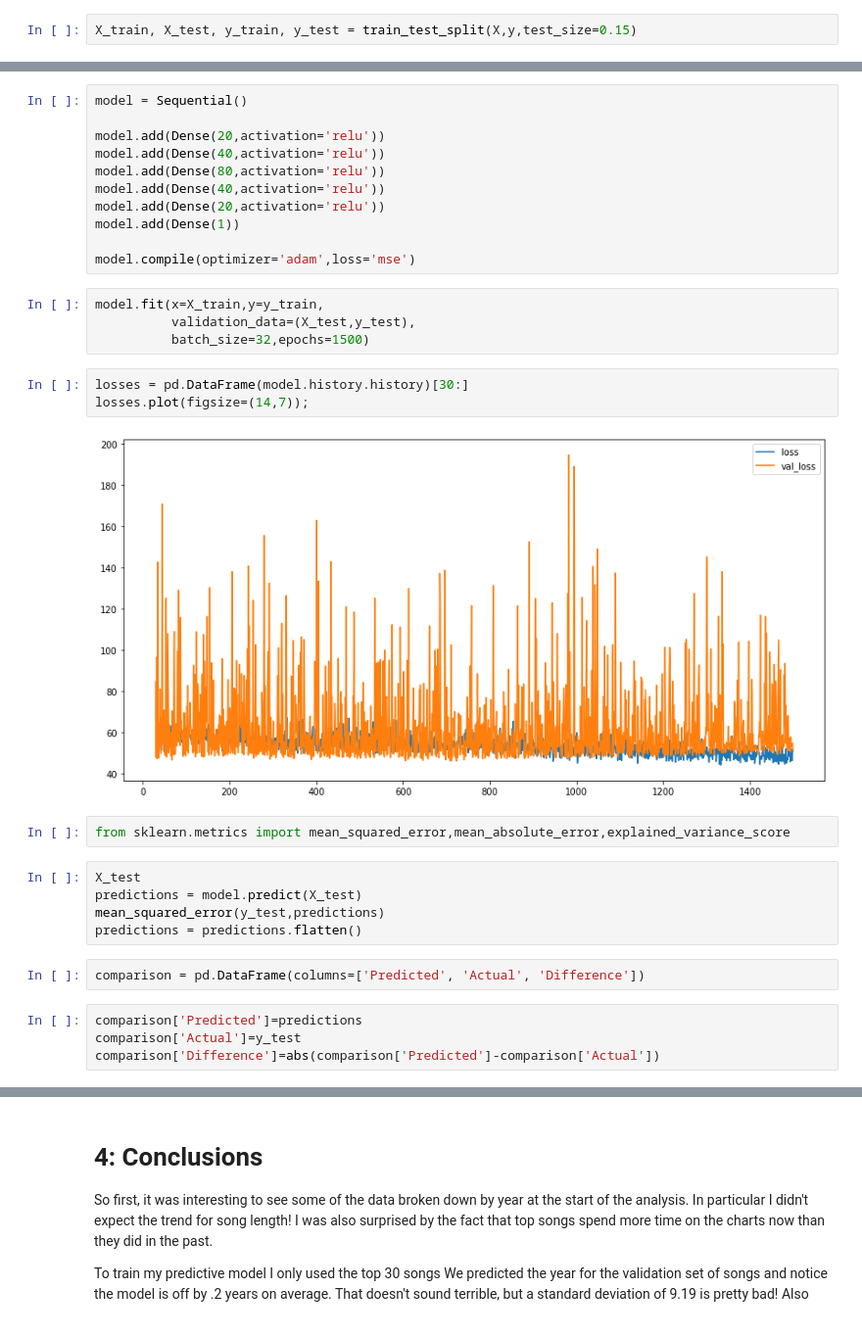
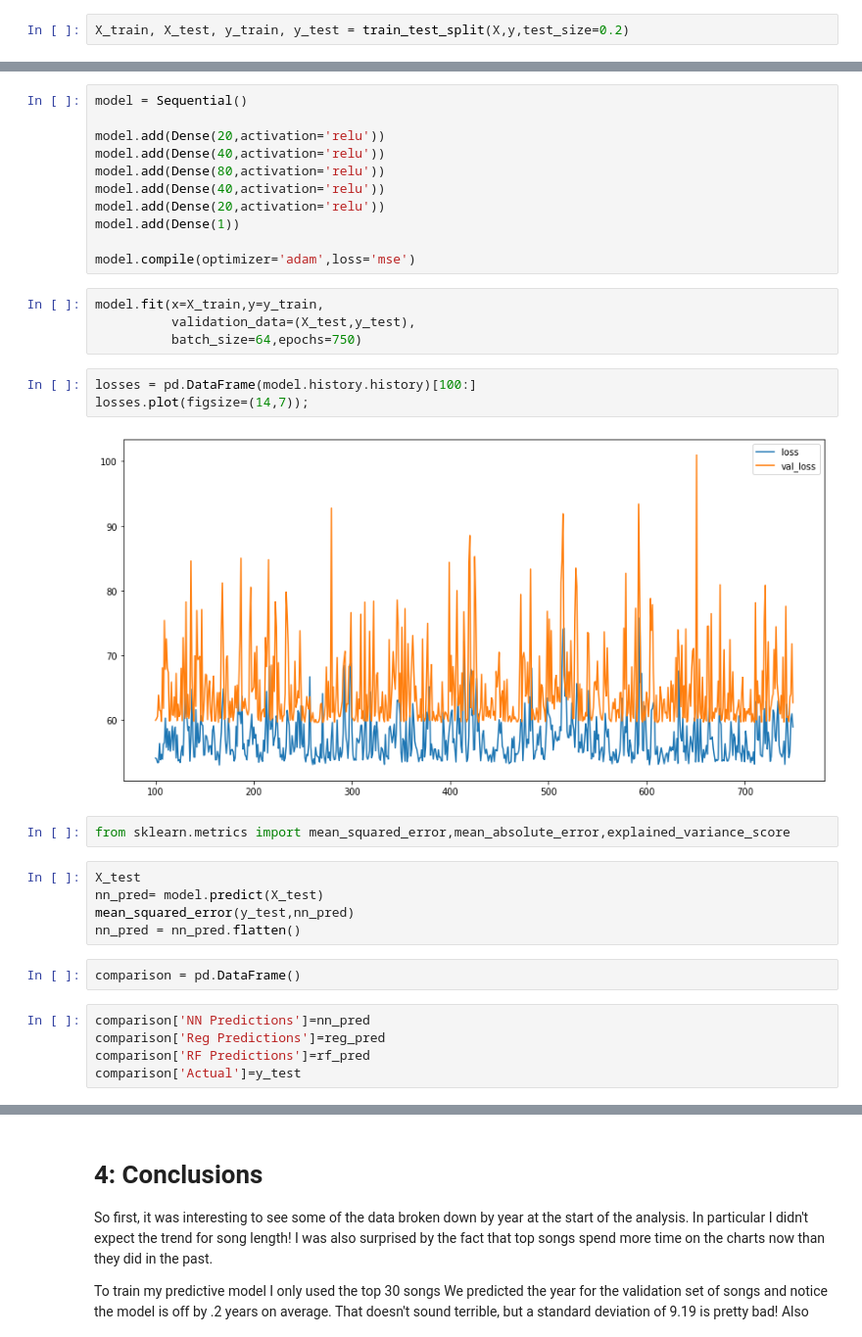
Before and after one commit to RobNewt/Data-Analysis, a Jupyter notebook: Billboard_Top_100_(In_Progress).ipynb, the cells around one changed output, grey strips where cells are left out. Shown: that part at 98% size. Drawn from its saved outputs; the diff is of its cells as text.

```diff
--- a/Billboard_Top_100_(In_Progress).ipynb
+++ b/Billboard_Top_100_(In_Progress).ipynb
@@ -495,7 +471,7 @@ array([[0.00000e+00, 2.15733e+05, 8.80000e+01, ..., 4.00000e+00,
 # %%
 from sklearn.model_selection import train_test_split
 # %%
-X_train, X_test, y_train, y_test = train_test_split(X,y,test_size=0.15)
+X_train, X_test, y_train, y_test = train_test_split(X,y,test_size=0.2)
 # %%
 from sklearn.preprocessing import MinMaxScaler
 # %%
@@ -522,23 +526,24 @@ model.compile(optimizer='adam',loss='mse')
 # %%
 model.fit(x=X_train,y=y_train,
           validation_data=(X_test,y_test),
-          batch_size=32,epochs=1500)
+          batch_size=64,epochs=750)
 # %%
-losses = pd.DataFrame(model.history.history)[30:]
+losses = pd.DataFrame(model.history.history)[100:]
 losses.plot(figsize=(14,7));
 # %% [output]
-[figure, old version]
+[figure, new version]
 # %%
 from sklearn.metrics import mean_squared_error,mean_absolute_error,explained_variance_score
 # %%
 X_test
-predictions = model.predict(X_test)
-mean_squared_error(y_test,predictions)
-predictions = predictions.flatten()
+nn_pred= model.predict(X_test)
+mean_squared_error(y_test,nn_pred)
+nn_pred = nn_pred.flatten()
 # %%
-comparison = pd.DataFrame(columns=['Predicted', 'Actual', 'Difference'])
+comparison = pd.DataFrame()
-# %%
-comparison['Predicted']=predictions
-comparison['Actual']=y_test
-comparison['Difference']=abs(comparison['Predicted']-comparison['Actual'])
+# %%
+comparison['NN Predictions']=nn_pred
+comparison['Reg Predictions']=reg_pred
+comparison['RF Predictions']=rf_pred
+comparison['Actual']=y_test
 # %%
```
Also changed, not shown: parts of 30 cells of this notebook.
